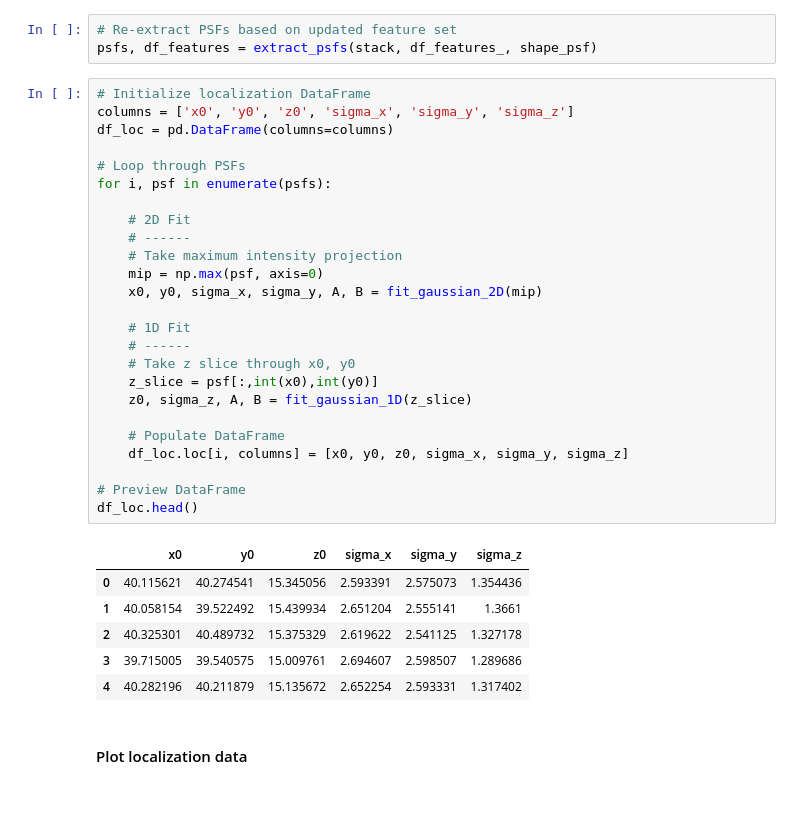
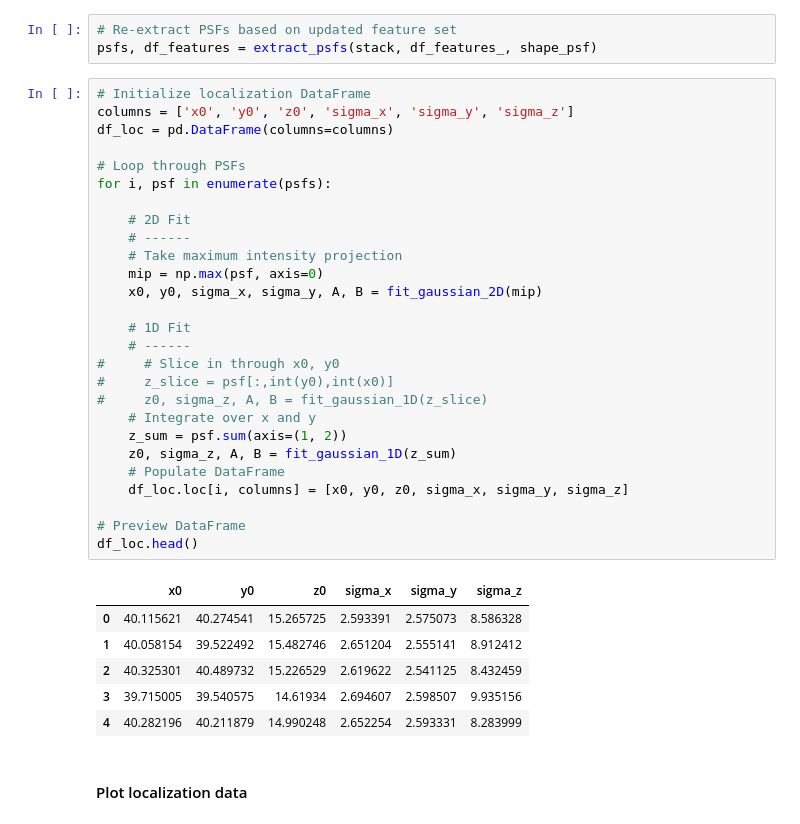
Before and after one commit to hoogenboom-group/PSF-Extractor, a Jupyter notebook: notebooks/walkthrough.ipynb, the cells around one changed output. Drawn from its saved outputs; the diff is of its cells as text.

```diff
--- a/notebooks/walkthrough.ipynb
+++ b/notebooks/walkthrough.ipynb
@@ -422,35 +425,37 @@ psfs, df_features = extract_psfs(stack, df_features_, shape_psf)
 # %%
 # Initialize localization DataFrame
 columns = ['x0', 'y0', 'z0', 'sigma_x', 'sigma_y', 'sigma_z']
 df_loc = pd.DataFrame(columns=columns)
 
 # Loop through PSFs
 for i, psf in enumerate(psfs):
 
     # 2D Fit
     # ------
     # Take maximum intensity projection
     mip = np.max(psf, axis=0)
     x0, y0, sigma_x, sigma_y, A, B = fit_gaussian_2D(mip)
 
     # 1D Fit
     # ------
-    # Take z slice through x0, y0
-    z_slice = psf[:,int(x0),int(y0)]
-    z0, sigma_z, A, B = fit_gaussian_1D(z_slice)
-
+#     # Slice in through x0, y0
+#     z_slice = psf[:,int(y0),int(x0)]
+#     z0, sigma_z, A, B = fit_gaussian_1D(z_slice)
+    # Integrate over x and y
+    z_sum = psf.sum(axis=(1, 2))
+    z0, sigma_z, A, B = fit_gaussian_1D(z_sum)
     # Populate DataFrame
     df_loc.loc[i, columns] = [x0, y0, z0, sigma_x, sigma_y, sigma_z]
 
 # Preview DataFrame
 df_loc.head()
 # %% [output]
 |  | x0 | y0 | z0 | sigma_x | sigma_y | sigma_z |
-| 0 | 40.115621 | 40.274541 | 15.345056 | 2.593391 | 2.575073 | 1.354436 |
-| 1 | 40.058154 | 39.522492 | 15.439934 | 2.651204 | 2.555141 | 1.3661 |
-| 2 | 40.325301 | 40.489732 | 15.375329 | 2.619622 | 2.541125 | 1.327178 |
-| 3 | 39.715005 | 39.540575 | 15.009761 | 2.694607 | 2.598507 | 1.289686 |
-| 4 | 40.282196 | 40.211879 | 15.135672 | 2.652254 | 2.593331 | 1.317402 |
+| 0 | 40.115621 | 40.274541 | 15.265725 | 2.593391 | 2.575073 | 8.586328 |
+| 1 | 40.058154 | 39.522492 | 15.482746 | 2.651204 | 2.555141 | 8.912412 |
+| 2 | 40.325301 | 40.489732 | 15.226529 | 2.619622 | 2.541125 | 8.432459 |
+| 3 | 39.715005 | 39.540575 | 14.61934 | 2.694607 | 2.598507 | 9.935156 |
+| 4 | 40.282196 | 40.211879 | 14.990248 | 2.652254 | 2.593331 | 8.283999 |
 # %% [markdown]
 #### Plot localization data
 # %%
```
Also changed, not shown: parts of 18 cells of this notebook.
